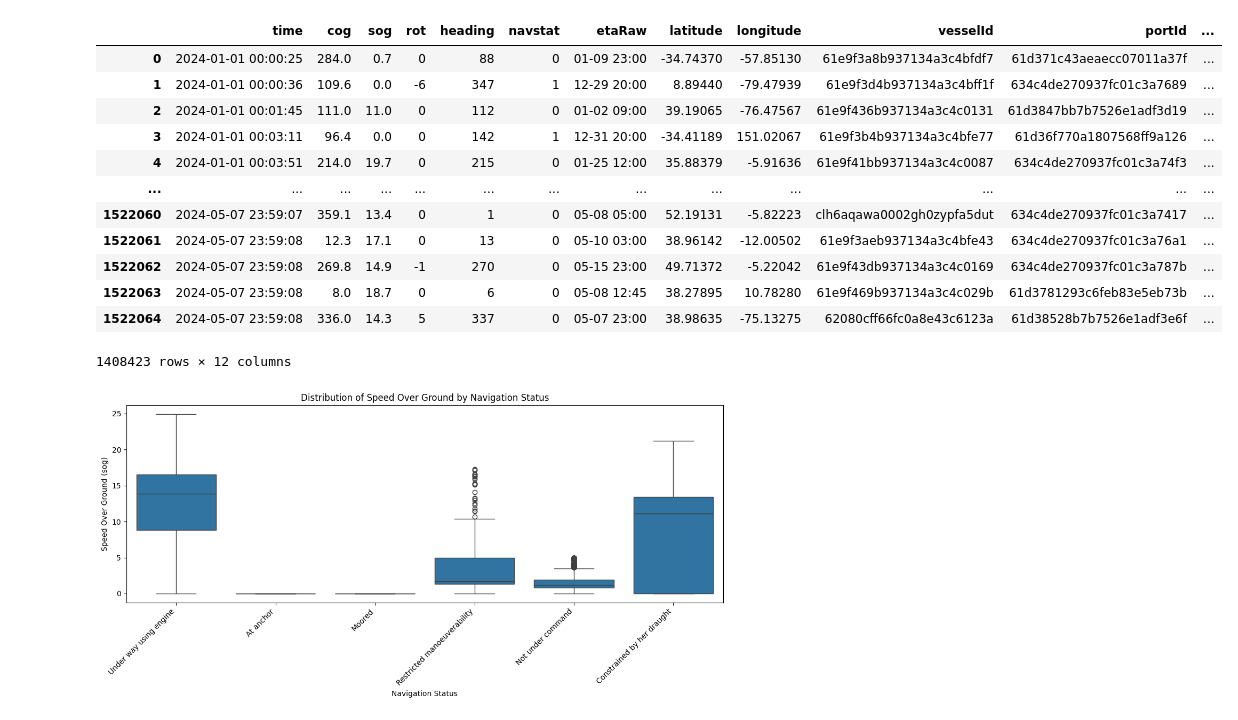
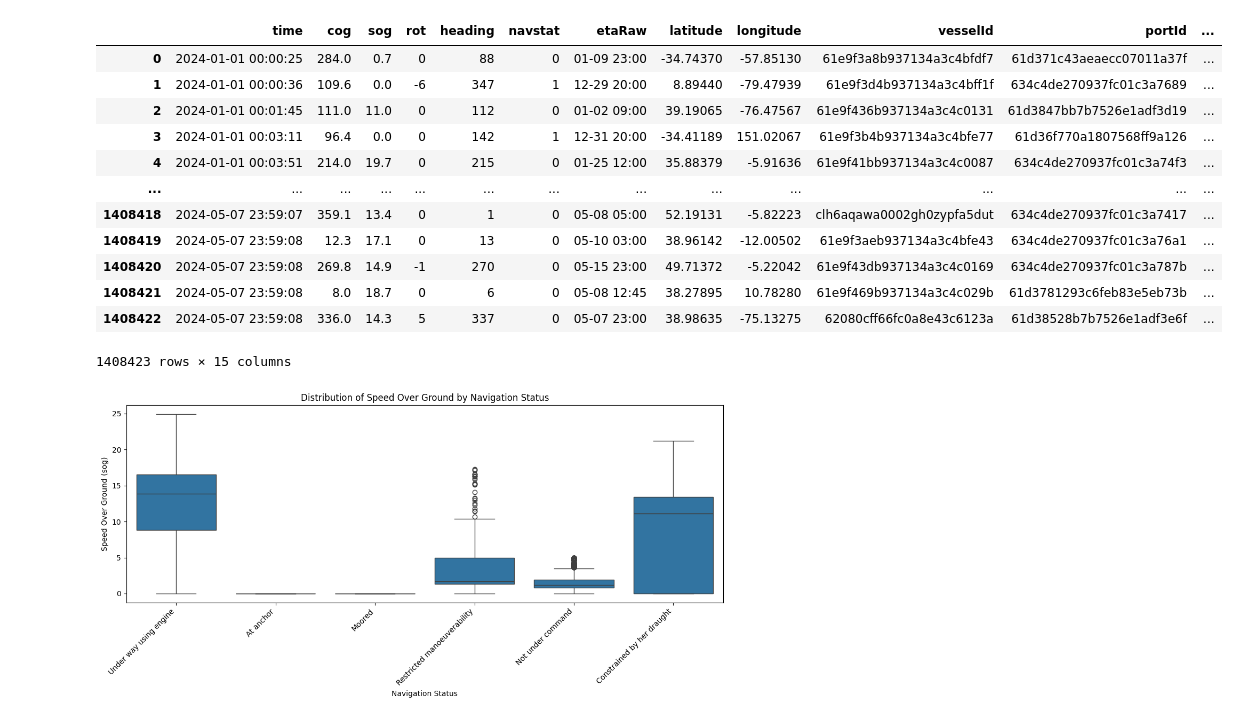
Before and after one commit to johansolbakken/tdt4173, a Jupyter notebook: project/mars.ipynb, the cells around one changed output. Drawn from its saved outputs; the diff is of its cells as text; code cells hidden in the pictures.

```diff
--- a/project/mars.ipynb
+++ b/project/mars.ipynb
@@ -7,60 +7,61 @@ import pandas as pd
 # Read ais_train.csv
 ais_train = pd.read_csv("ais_train.csv", sep='|')
 ais_train['time'] = pd.to_datetime(ais_train['time'])
+ais_train['elapsed_time'] = (ais_train['time'] - pd.Timestamp("1970-01-01")) // pd.Timedelta('1s')
 
 # We assume that speed is lees than 25 knots is appropriate
 ais_train = ais_train[(ais_train['sog'] < 25)]
 ais_train['navstat'] = ais_train['navstat'].replace(8, 0) # every boat that is under sail is under way
 ais_train = ais_train[~((ais_train['navstat'].isin([1, 5])) & (ais_train['sog'] > 0))] # standing still, should have 0 speed
-ais_train = ais_train[~((ais_train['navstat'].isin([2])) & (ais_train['sog'] > 5))]
-
-
+ais_train = ais_train[~((ais_train['navstat'].isin([2])) & (ais_train['sog'] > 5))] # remove outliers for not under comand:;
 
 vessels = pd.read_csv("vessels.csv", sep='|')[['shippingLineId', 'vesselId']]
-ais_train_merged = pd.merge(ais_train, vessels, on='vesselId', how='left')
+vessels['new_id'] = range(len(vessels))
+vessel_id_to_new_id = dict(zip(vessels['vesselId'], vessels['new_id']))
+ais_train = pd.merge(ais_train, vessels, on='vesselId', how='left')
 
 ports = pd.read_csv("ports.csv", sep='|')[['portId', 'longitude', 'latitude']]
 ports = ports.rename(columns={'longitude': 'portLongitude', 'latitude': 'portLatitude'})
-ais_train_merged = pd.merge(ais_train, ports, on='portId', how='right')
+ais_train_merged = pd.merge(ais_train, ports, on='portId', how='left')
 
 navstat_mapping = {
     0: 'Under way using engine',
     1: 'At anchor',
     2: 'Not under command',
     3: 'Restricted manoeuverability',
     4: 'Constrained by her draught',
     5: 'Moored',
     6: 'Aground',
     7: 'Engaged in Fishing',
     8: 'Under way sailing',
     9: 'Reserved for future amendment of Navigational Status for HSC',
     10: 'Reserved for future amendment of Navigational Status for WIG',
     11: 'Reserved for future use',
     12: 'Reserved for future use',
     13: 'Reserved for future use',
     14: 'AIS-SART is active',
     15: 'Not defined (default)'
 }
 
 # Apply the mapping to the 'navstat' column in the ais_train DataFrame
 ais_train['navstat_description'] = ais_train['navstat'].map(navstat_mapping)
 
 # Display the first few rows to confirm the mapping
 ais_train
 # %% [output]
 |  | time | cog | sog | rot | heading | navstat | etaRaw | latitude | longitude | vesselId | portId | ... |
 | 0 | 2024-01-01 00:00:25 | 284.0 | 0.7 | 0 | 88 | 0 | 01-09 23:00 | -34.74370 | -57.85130 | 61e9f3a8b937134a3c4bfdf7 | 61d371c43aeaecc07011a37f | ... |
 | 1 | 2024-01-01 00:00:36 | 109.6 | 0.0 | -6 | 347 | 1 | 12-29 20:00 | 8.89440 | -79.47939 | 61e9f3d4b937134a3c4bff1f | 634c4de270937fc01c3a7689 | ... |
 | 2 | 2024-01-01 00:01:45 | 111.0 | 11.0 | 0 | 112 | 0 | 01-02 09:00 | 39.19065 | -76.47567 | 61e9f436b937134a3c4c0131 | 61d3847bb7b7526e1adf3d19 | ... |
 | 3 | 2024-01-01 00:03:11 | 96.4 | 0.0 | 0 | 142 | 1 | 12-31 20:00 | -34.41189 | 151.02067 | 61e9f3b4b937134a3c4bfe77 | 61d36f770a1807568ff9a126 | ... |
 | 4 | 2024-01-01 00:03:51 | 214.0 | 19.7 | 0 | 215 | 0 | 01-25 12:00 | 35.88379 | -5.91636 | 61e9f41bb937134a3c4c0087 | 634c4de270937fc01c3a74f3 | ... |
 | ... | ... | ... | ... | ... | ... | ... | ... | ... | ... | ... | ... | ... |
-| 1522060 | 2024-05-07 23:59:07 | 359.1 | 13.4 | 0 | 1 | 0 | 05-08 05:00 | 52.19131 | -5.82223 | clh6aqawa0002gh0zypfa5dut | 634c4de270937fc01c3a7417 | ... |
-| 1522061 | 2024-05-07 23:59:08 | 12.3 | 17.1 | 0 | 13 | 0 | 05-10 03:00 | 38.96142 | -12.00502 | 61e9f3aeb937134a3c4bfe43 | 634c4de270937fc01c3a76a1 | ... |
-| 1522062 | 2024-05-07 23:59:08 | 269.8 | 14.9 | -1 | 270 | 0 | 05-15 23:00 | 49.71372 | -5.22042 | 61e9f43db937134a3c4c0169 | 634c4de270937fc01c3a787b | ... |
-| 1522063 | 2024-05-07 23:59:08 | 8.0 | 18.7 | 0 | 6 | 0 | 05-08 12:45 | 38.27895 | 10.78280 | 61e9f469b937134a3c4c029b | 61d3781293c6feb83e5eb73b | ... |
-| 1522064 | 2024-05-07 23:59:08 | 336.0 | 14.3 | 5 | 337 | 0 | 05-07 23:00 | 38.98635 | -75.13275 | 62080cff66fc0a8e43c6123a | 61d38528b7b7526e1adf3e6f | ... |
+| 1408418 | 2024-05-07 23:59:07 | 359.1 | 13.4 | 0 | 1 | 0 | 05-08 05:00 | 52.19131 | -5.82223 | clh6aqawa0002gh0zypfa5dut | 634c4de270937fc01c3a7417 | ... |
+| 1408419 | 2024-05-07 23:59:08 | 12.3 | 17.1 | 0 | 13 | 0 | 05-10 03:00 | 38.96142 | -12.00502 | 61e9f3aeb937134a3c4bfe43 | 634c4de270937fc01c3a76a1 | ... |
+| 1408420 | 2024-05-07 23:59:08 | 269.8 | 14.9 | -1 | 270 | 0 | 05-15 23:00 | 49.71372 | -5.22042 | 61e9f43db937134a3c4c0169 | 634c4de270937fc01c3a787b | ... |
+| 1408421 | 2024-05-07 23:59:08 | 8.0 | 18.7 | 0 | 6 | 0 | 05-08 12:45 | 38.27895 | 10.78280 | 61e9f469b937134a3c4c029b | 61d3781293c6feb83e5eb73b | ... |
+| 1408422 | 2024-05-07 23:59:08 | 336.0 | 14.3 | 5 | 337 | 0 | 05-07 23:00 | 38.98635 | -75.13275 | 62080cff66fc0a8e43c6123a | 61d38528b7b7526e1adf3e6f | ... |
-1408423 rows × 12 columns
+1408423 rows × 15 columns
 # %%
 import matplotlib.pyplot as plt
 import seaborn as sns
```
Also changed, not shown: parts of 4 cells of this notebook, 1 other file.
